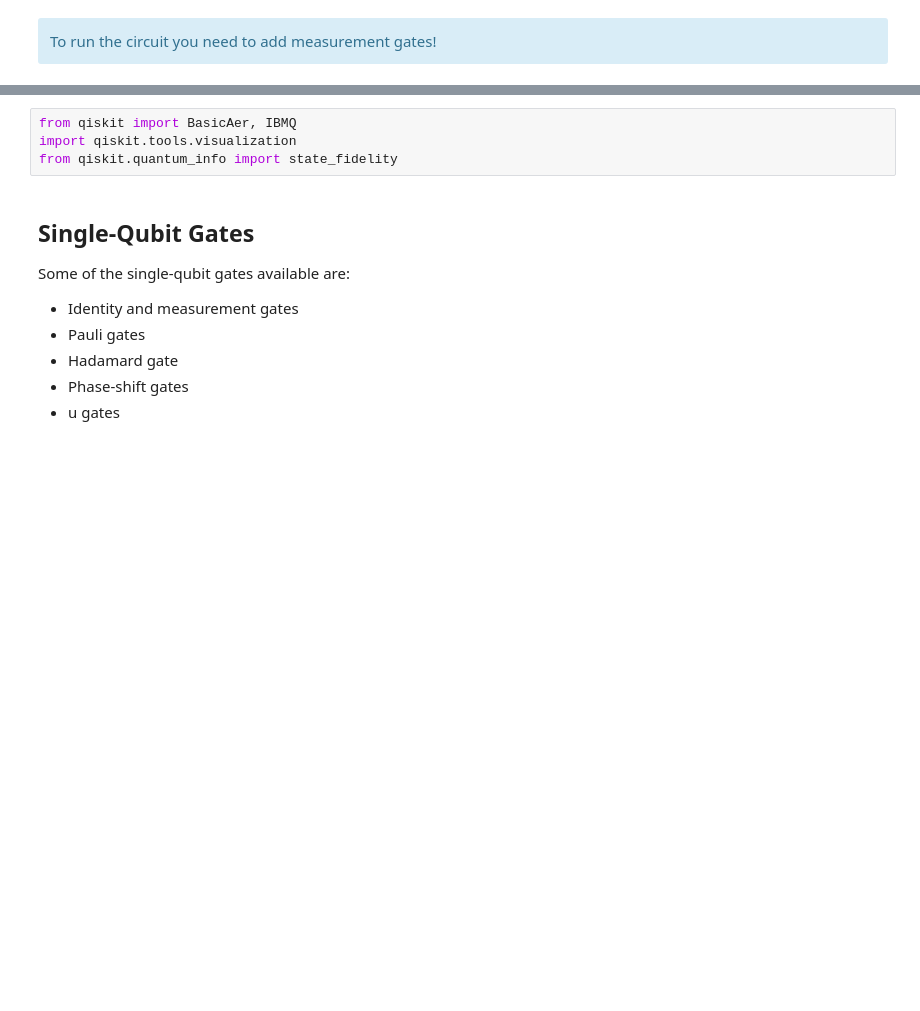
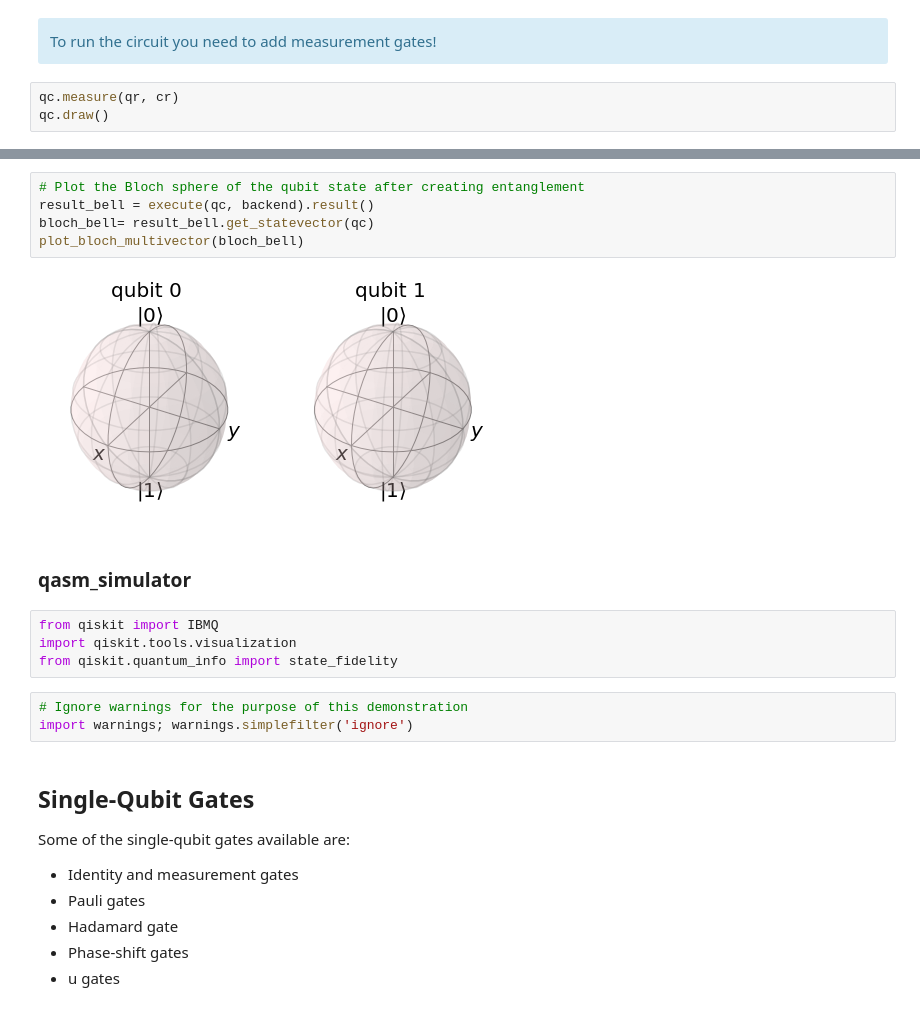
Before and after one commit to afonsofr/Qiskit_hands_on, a Jupyter notebook: basics.ipynb, the cells around one changed output, grey strips where cells are left out. Cells and saved outputs as stored; diff of their text form; blank space fills up the shorter version.

```diff
--- a/basics.ipynb
+++ b/basics.ipynb
@@ -228,3 +237,6 @@ from qiskit import BasicAer, Aer, execute
 <div class="alert alert-block alert-info">
 To run the circuit you need to add measurement gates!
 </div>
+# %%
+qc.measure(qr, cr)
+qc.draw()
@@ -231,7 +279,19 @@ To run the circuit you need to add measurement gates!
+# %%
+# Plot the Bloch sphere of the qubit state after creating entanglement
+result_bell = execute(qc, backend).result()
+bloch_bell= result_bell.get_statevector(qc)
+plot_bloch_multivector(bloch_bell)
+# %% [output]
+[figure, added]
+# %% [markdown]
+### qasm_simulator
 # %%
-from qiskit import BasicAer, IBMQ
+from qiskit import IBMQ
 import qiskit.tools.visualization
 from qiskit.quantum_info import state_fidelity
+# %%
+# Ignore warnings for the purpose of this demonstration
+import warnings; warnings.simplefilter('ignore')
 # %% [markdown]
 ## Single-Qubit Gates<a id='quantum_operations'></a>
 
```
Also changed, not shown: parts of 10 cells of this notebook.
